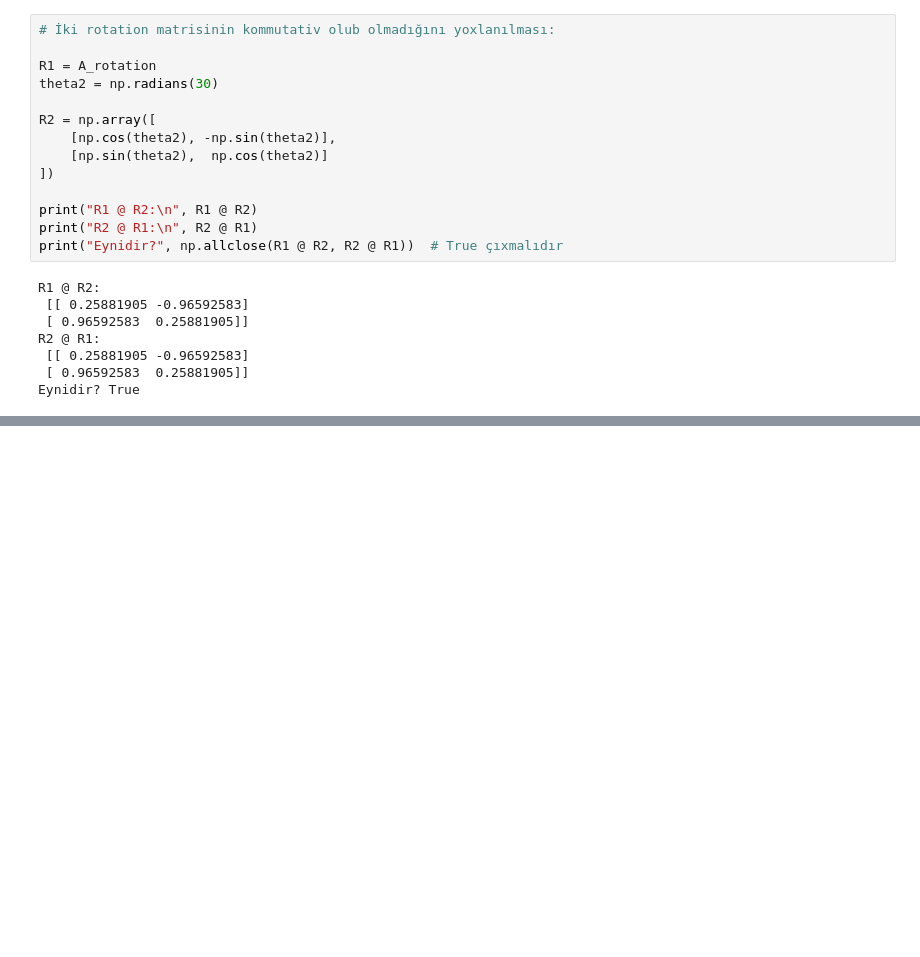
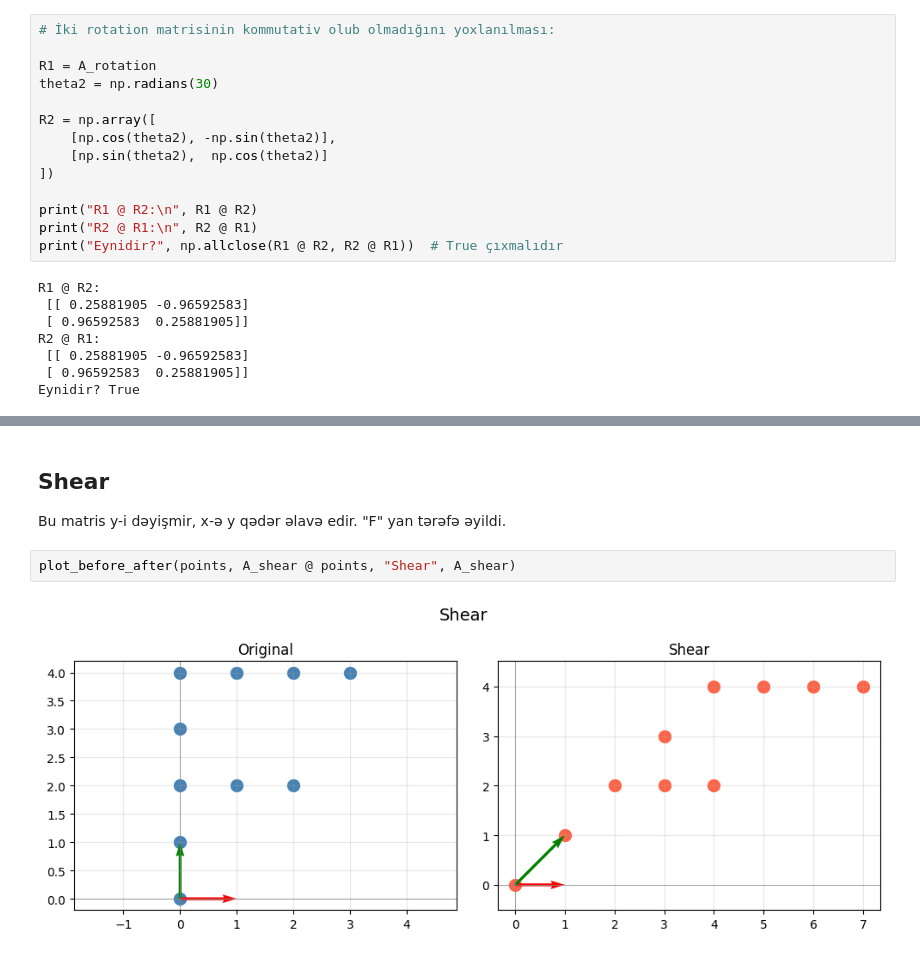
Before and after one commit to adilmaharlam/linear-algebra-journey, a Jupyter notebook: week02_transformations.ipynb, the cells around one changed output, grey strips where cells are left out. Drawn from its saved outputs; the diff is of its cells as text; blank space fills up the shorter version.

```diff
--- a/week02_transformations.ipynb
+++ b/week02_transformations.ipynb
@@ -158,0 +221,8 @@ Eynidir? True
+# %% [markdown]
+## Shear
+Bu matris y-i dəyişmir, x-ə y qədər əlavə edir.
+"F" yan tərəfə əyildi.
+# %%
+plot_before_after(points, A_shear @ points, "Shear", A_shear)
+# %% [output]
+[figure, added]
```
Also changed, not shown: parts of 10 cells of this notebook.
